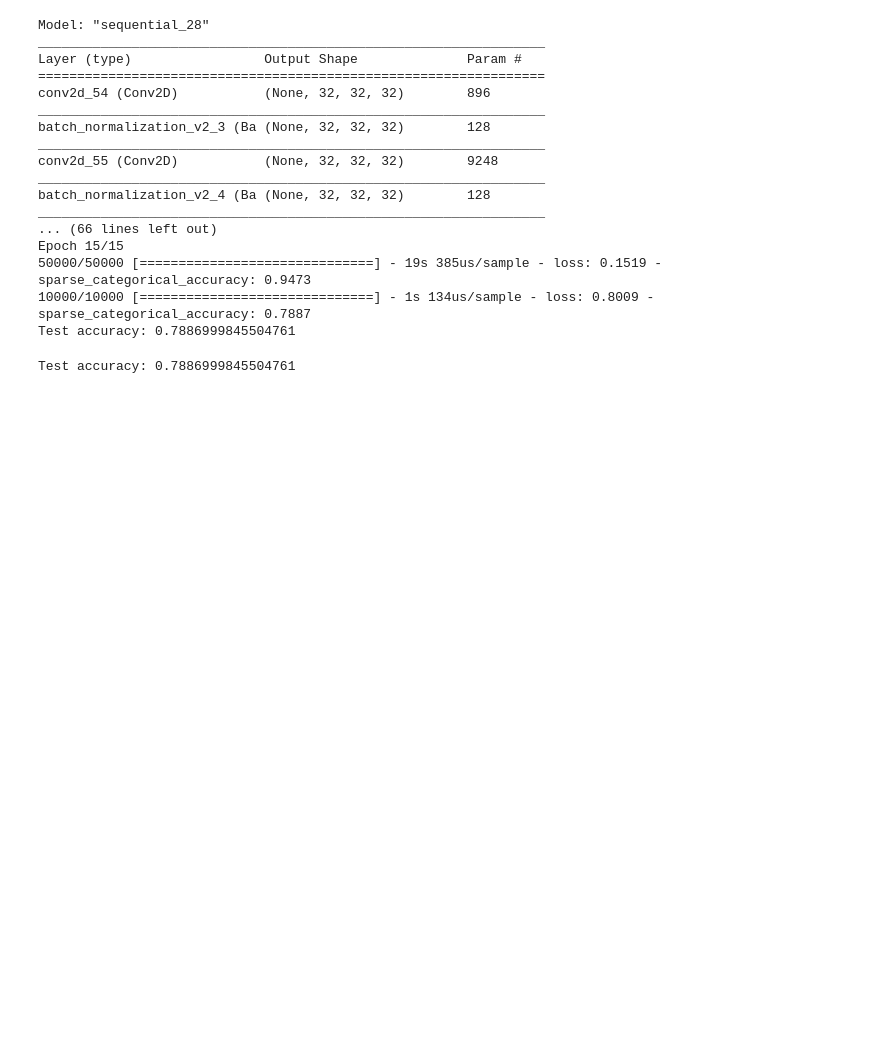
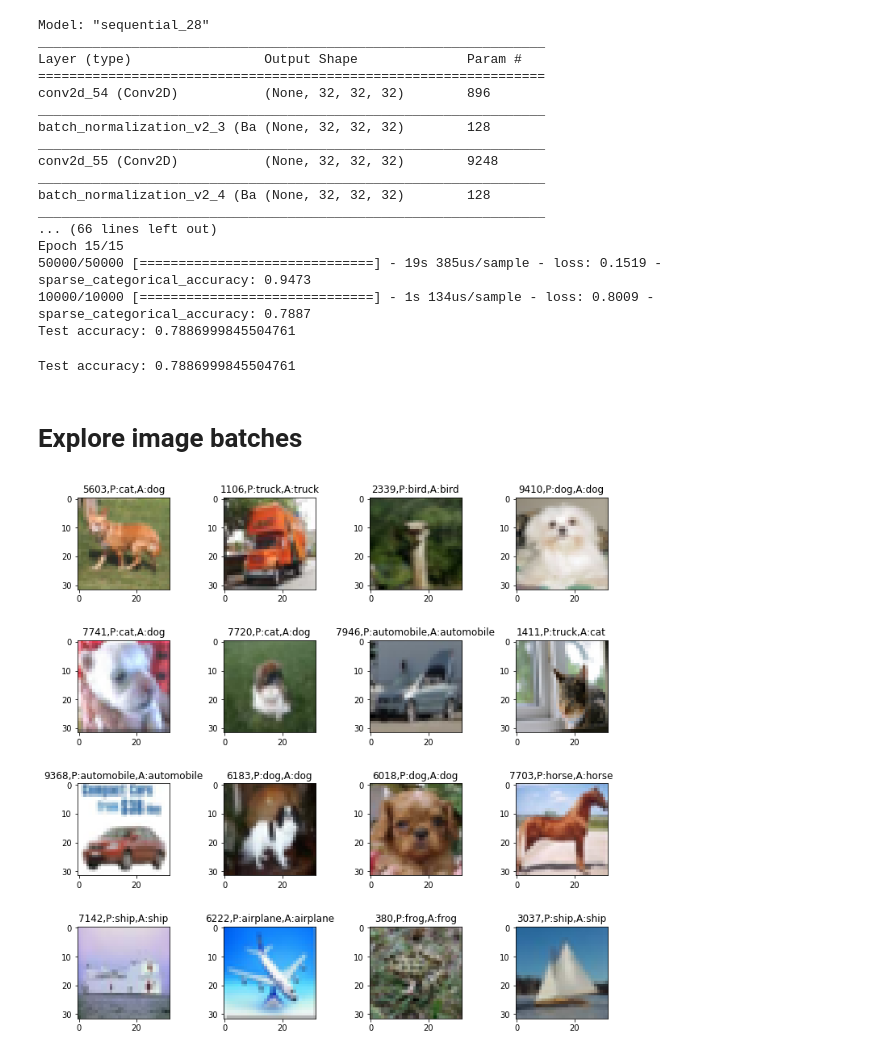
Before and after one commit to mallibus/TF2---colab, a Jupyter notebook: Colab_4_Building_a_Convolutional_Neural_Network_in_TensorFlow_2_0.ipynb, the cells around one changed output. Saved outputs shown, nothing was run; the diff lists cells and outputs as text; code cells hidden in the pictures; blank space fills up the shorter version.

Commit message:
Batchnorm on all layers + batch exploration

```diff
--- a/Colab_4_Building_a_Convolutional_Neural_Network_in_TensorFlow_2_0.ipynb
+++ b/Colab_4_Building_a_Convolutional_Neural_Network_in_TensorFlow_2_0.ipynb
@@ -323,3 +323,22 @@ Test accuracy: 0.7886999845504761
 print("Test accuracy: {}".format(test_accuracy))
 # %% [output]
 Test accuracy: 0.7886999845504761
+# %% [markdown]
+# Explore image batches
+# %%
+size = 4
+sample = np.random.choice(range(len(X_test)),size*size)
+predictions = model.predict_classes(X_test[sample])
+plt.figure(figsize=(10,10))
+for i in range(size):
+  for j in range(size):
+#    print(i,j,i*size+(j+1))
+    idx = i*size+j
+    plt.subplot(size,size,idx+1)
+    plt.title(f'{sample[idx]},P:{class_names[predictions[idx]]},A:{class_names[y_test[sample[idx]][0]]}')
+    plt.imshow(X_test[sample[idx]],cmap='magma')
+
+plt.tight_layout()
+plt.show()
+# %% [output]
+[figure, added]
```
Also changed, not shown: parts of 1 cell of this notebook.
